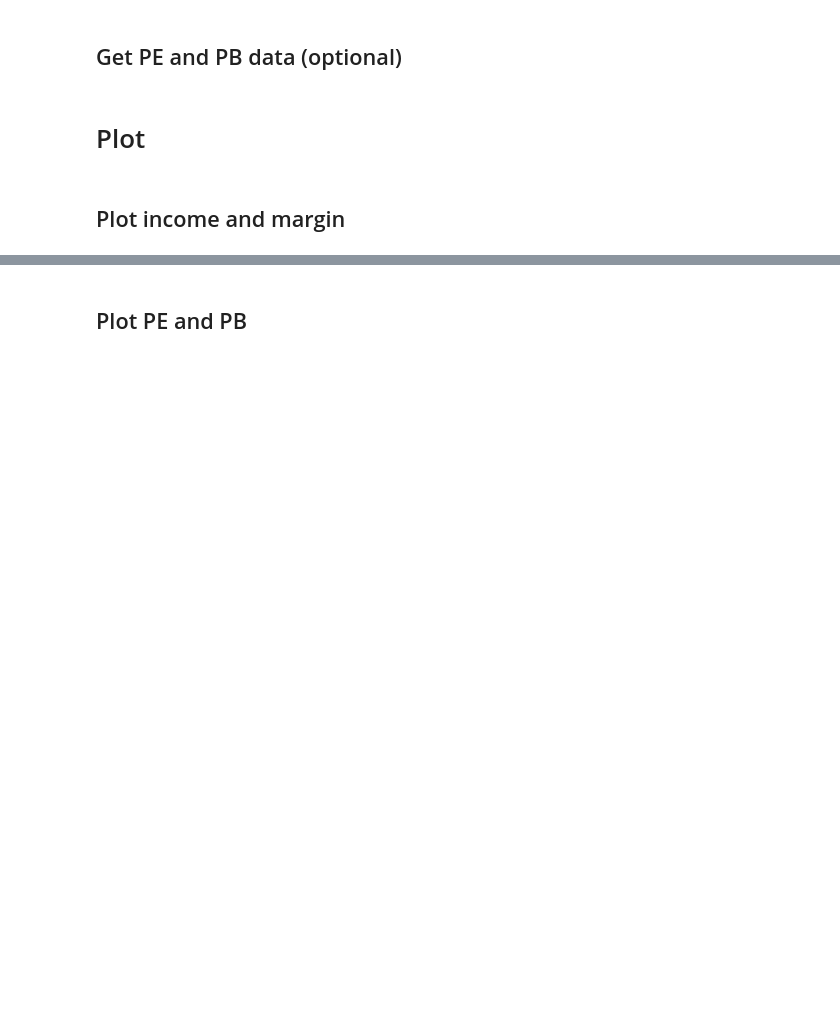
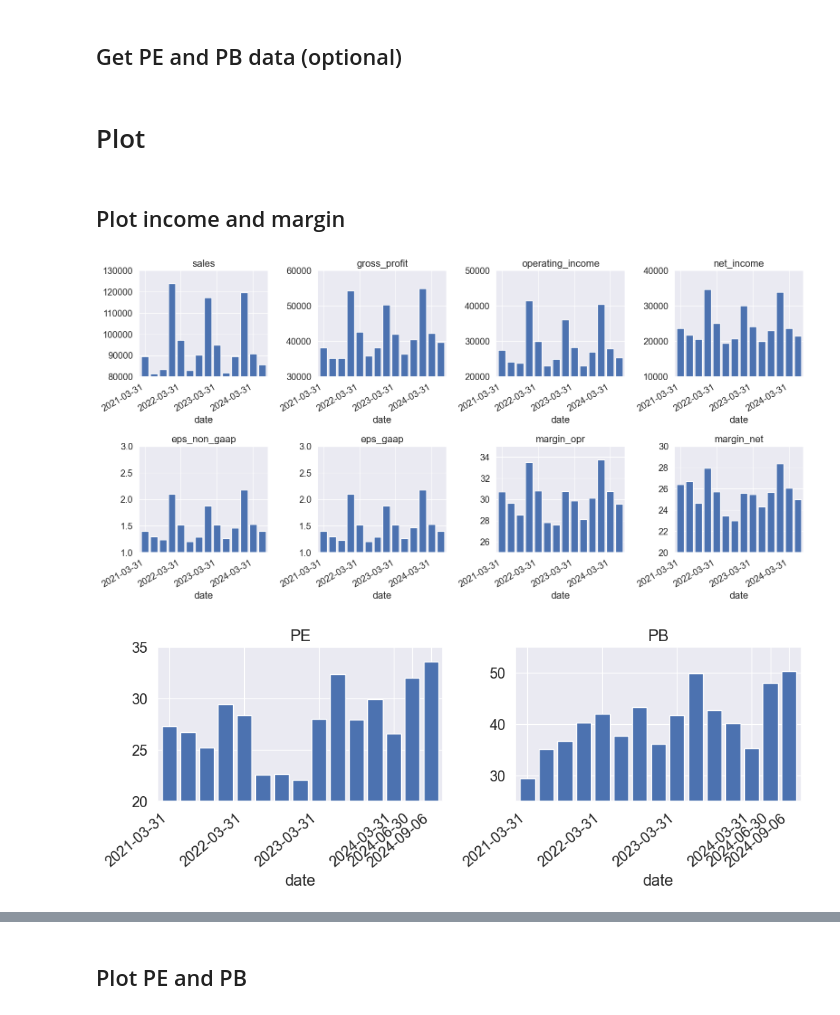
Before and after one commit to yuwei2341/stocks, a Jupyter notebook: Stock_ER.ipynb, the cells around one changed output, grey strips where cells are left out. Cells and saved outputs as stored; diff of their text form; code cells hidden in the pictures; blank space fills up the shorter version.

```diff
--- a/Stock_ER.ipynb
+++ b/Stock_ER.ipynb
@@ -251,4 +256,64 @@ df2 = df2.rename({'income_after_depreciation_and_amortization': 'operating_incom
                   }, axis=1)
 # %% [markdown]
 ## Plot income and margin
+# %%
+def get_xy_lim(plot_values, unit=None):
+    '''Given a list of values for y, get the lower and upper limit of y-axis for plot
+    Note:
+        min_y is largest 10-base number smaller than min(plot_values)
+        max_y is smallest 10-base number larger than max(plot_values)
+        If unit is given, use unit to replace the 10-base
+    '''
+    min_val, max_val = int(min(plot_values)), int(max(plot_values))
+    unit = unit or 10**(len(str(min_val)) - 1)
+    min_y = min_val - min_val % unit
+    max_y = max_val - max_val % unit + unit
+    return min_y, max_y
+
+sns.set_theme(font_scale=1.3)
+
+# Revenue, Income and Margin
+# The last row is for yesterday's PE
+df_income = df2.iloc[:-1, :].copy()
+# Change margin to percentage
+df_income[['margin_gross', 'margin_opr', 'margin_net', 'margin_gross_TTM', 'margin_opr_TTM', 'margin_net_TTM']] =\
+    df_income[['margin_gross', 'margin_opr', 'margin_net', 'margin_gross_TTM', 'margin_opr_TTM', 'margin_net_TTM']] * 100
+x_ticks = range(0, len(df_income), 4)
+x_labels = df_income.index.values[x_ticks]
+fig = plt.figure(figsize=(16, 8))
+cols_plot = ['sales', 'gross_profit', 'operating_income', 'net_income',
+             'eps_non_gaap', 'eps_gaap', 'margin_opr', 'margin_net',]
+for i in range(1, 9):
+    ax = fig.add_subplot(2, 4, i)
+    col = cols_plot[i - 1]
+    df_income[col].plot(kind='bar', ax=ax, title=col, width=0.8)
+    unit = None if i <= 6 else 5
+    min_y, max_y = get_xy_lim(df_income[col].values, unit)
+    ax.set_ylim(min_y, max_y)
+    ax.grid('both', linestyle='-', linewidth=0.9)
+    ax.set_xticks(x_ticks); ax.set_xticklabels(x_labels, rotation=30, ha='right')
+plt.subplots_adjust(hspace=0.6)
+fig.tight_layout()
+
+# PE and PB
+df_pepb = df2[['PE', 'PB']].copy()
+x_ticks = list(set(list(range(0, len(df_pepb), 4)) + [len(df_pepb) - 2, len(df_pepb) - 1]))
+x_labels = df_pepb.index.values[x_ticks]
+
+fig = plt.figure(figsize=(10, 4))
+cols_plot = ['PE', 'PB']
+for i in range(1, 3):
+    ax = fig.add_subplot(1, 2, i)
+    col = cols_plot[i - 1]
+    df_pepb[col].plot(kind='bar', ax=ax, title=col, width=0.8)
+    unit = 5
+    min_y, max_y = get_xy_lim(df_pepb[col].values, unit)
+    ax.set_ylim(min_y, max_y)
+    ax.grid('both', linestyle='-', linewidth=0.9)
+    ax.set_xticks(x_ticks); ax.set_xticklabels(x_labels, rotation=40, ha='right')
+plt.subplots_adjust(hspace=0.6)
+fig.tight_layout()
+# %% [output]
+[figure, added]
+[figure, added]
 # %%
```
Also changed, not shown: parts of 13 cells of this notebook.
